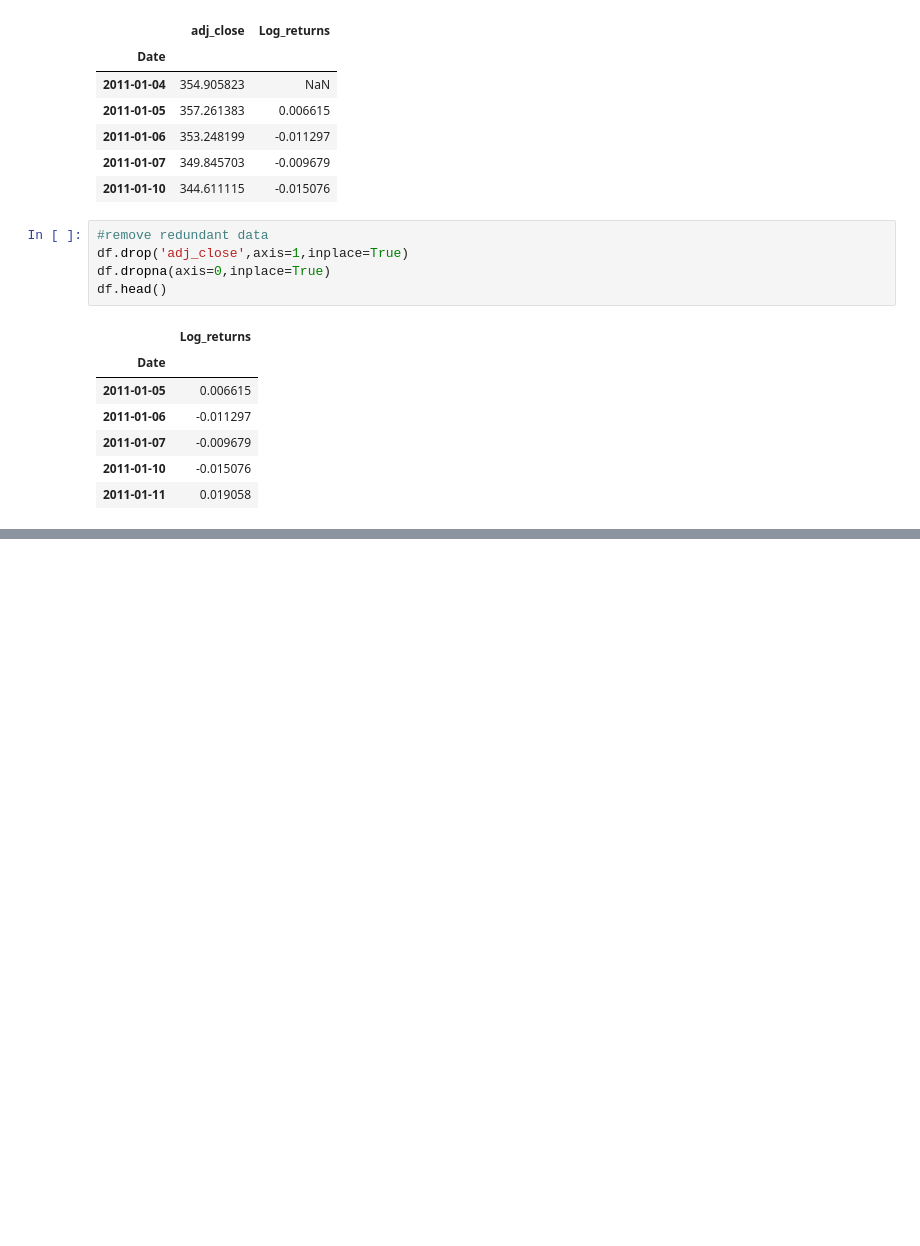
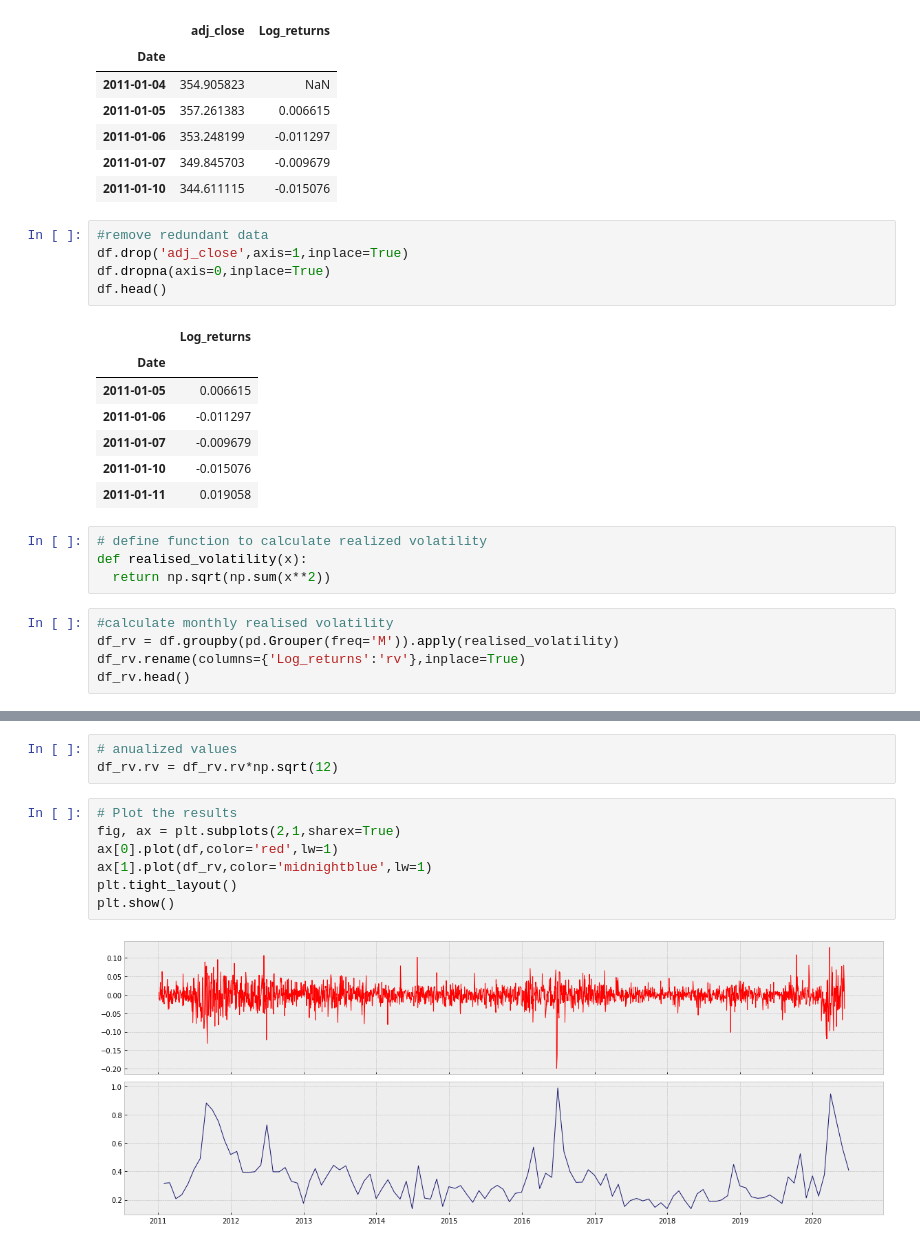
Before and after one commit to Datriks/Python-for-Finance, a Jupyter notebook: Rbs_calc_returns_and_volatility.ipynb, the cells around one changed output, grey strips where cells are left out. Drawn from its saved outputs; the diff is of its cells as text; blank space fills up the shorter version.

```diff
--- a/Rbs_calc_returns_and_volatility.ipynb
+++ b/Rbs_calc_returns_and_volatility.ipynb
@@ -82,3 +60,12 @@ df.head()
 | 2011-01-07 | -0.009679 |
 | 2011-01-10 | -0.015076 |
 | 2011-01-11 | 0.019058 |
+# %%
+# define function to calculate realized volatility
+def realised_volatility(x):
+  return np.sqrt(np.sum(x**2))
+# %%
+#calculate monthly realised volatility
+df_rv = df.groupby(pd.Grouper(freq='M')).apply(realised_volatility)
+df_rv.rename(columns={'Log_returns':'rv'},inplace=True)
+df_rv.head()
@@ -84,0 +80,12 @@ df.head()
+# %%
+# anualized values
+df_rv.rv = df_rv.rv*np.sqrt(12)
+# %%
+# Plot the results
+fig, ax = plt.subplots(2,1,sharex=True)
+ax[0].plot(df,color='red',lw=1)
+ax[1].plot(df_rv,color='midnightblue',lw=1)
+plt.tight_layout()
+plt.show()
+# %% [output]
+[figure, added]
```
Also changed, not shown: parts of 5 cells of this notebook.
